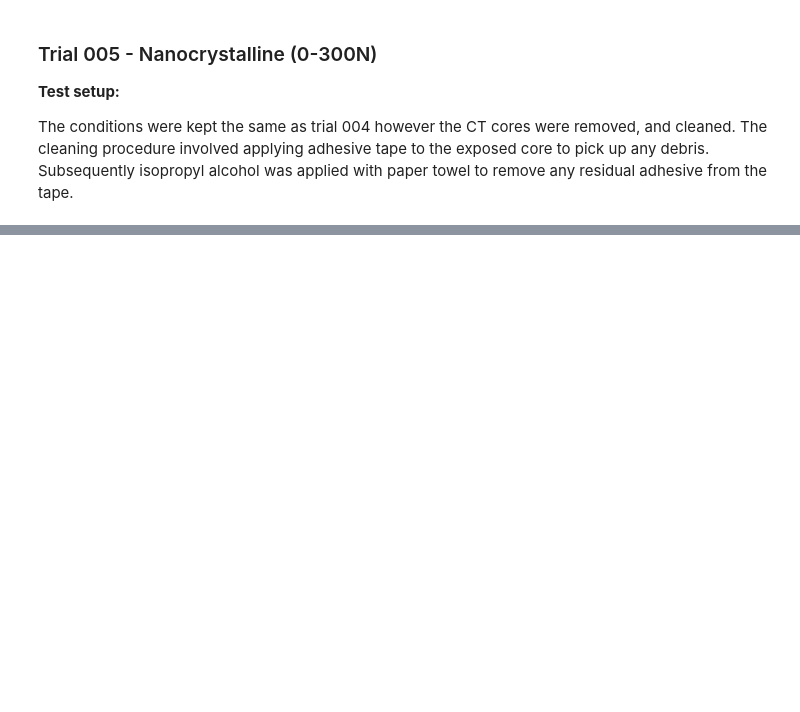
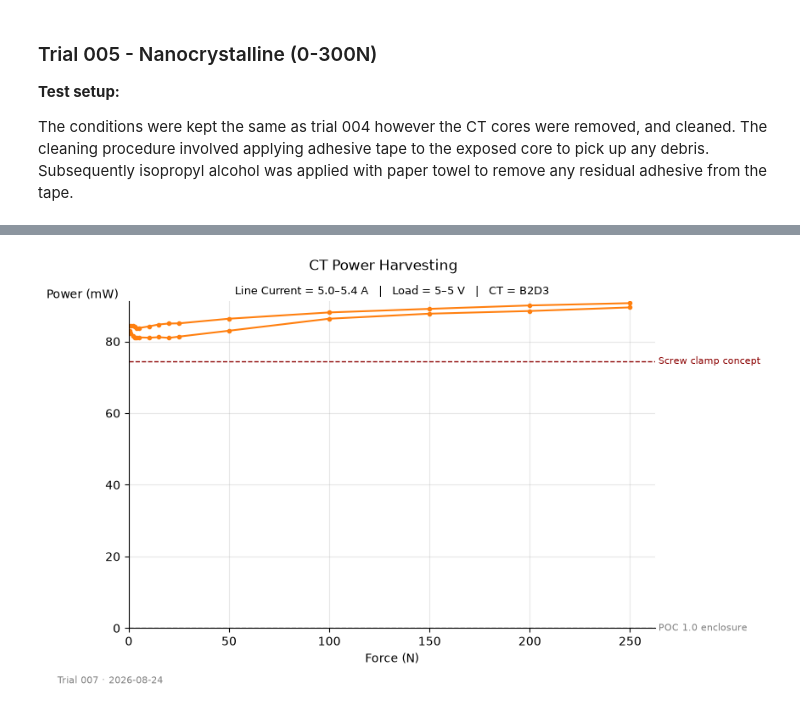
Before and after one commit to stephengilbert1/current-transformer-analysis, a Jupyter notebook: notebooks/01-force-vs-power.ipynb, the cells around one changed output, grey strips where cells are left out. Drawn from its saved outputs; the diff is of its cells as text; code cells hidden in the pictures; blank space fills up the shorter version.

```diff
--- a/notebooks/01-force-vs-power.ipynb
+++ b/notebooks/01-force-vs-power.ipynb
@@ -126,0 +129,18 @@ plt.show()
+# %%
+fig, ax = compare_sweeps(["007"])
+poc_1_output_mw = 55.61e-3
+screw_max_mW = 74.5
+
+ax.axhline(poc_1_output_mw, linestyle="--", color="gray", linewidth=1)
+ax.text(ax.get_xlim()[1], poc_1_output_mw, " POC 1.0 enclosure",
+        va="center", ha="left", fontsize=8, color="gray")
+
+ax.axhline(screw_max_mW, linestyle="--", color="darkred", linewidth=1)
+ax.text(ax.get_xlim()[1], screw_max_mW, " Screw clamp concept",
+        va="center", ha="left", fontsize=8, color="darkred")
+
+fig.suptitle("CT Power Harvesting")
+fig.savefig("../figures/compare_007_full.png", dpi=300, bbox_inches="tight")
+plt.show()
+# %% [output]
+[figure, added]
```
Also changed, not shown: parts of 21 cells of this notebook, 24 other files.
